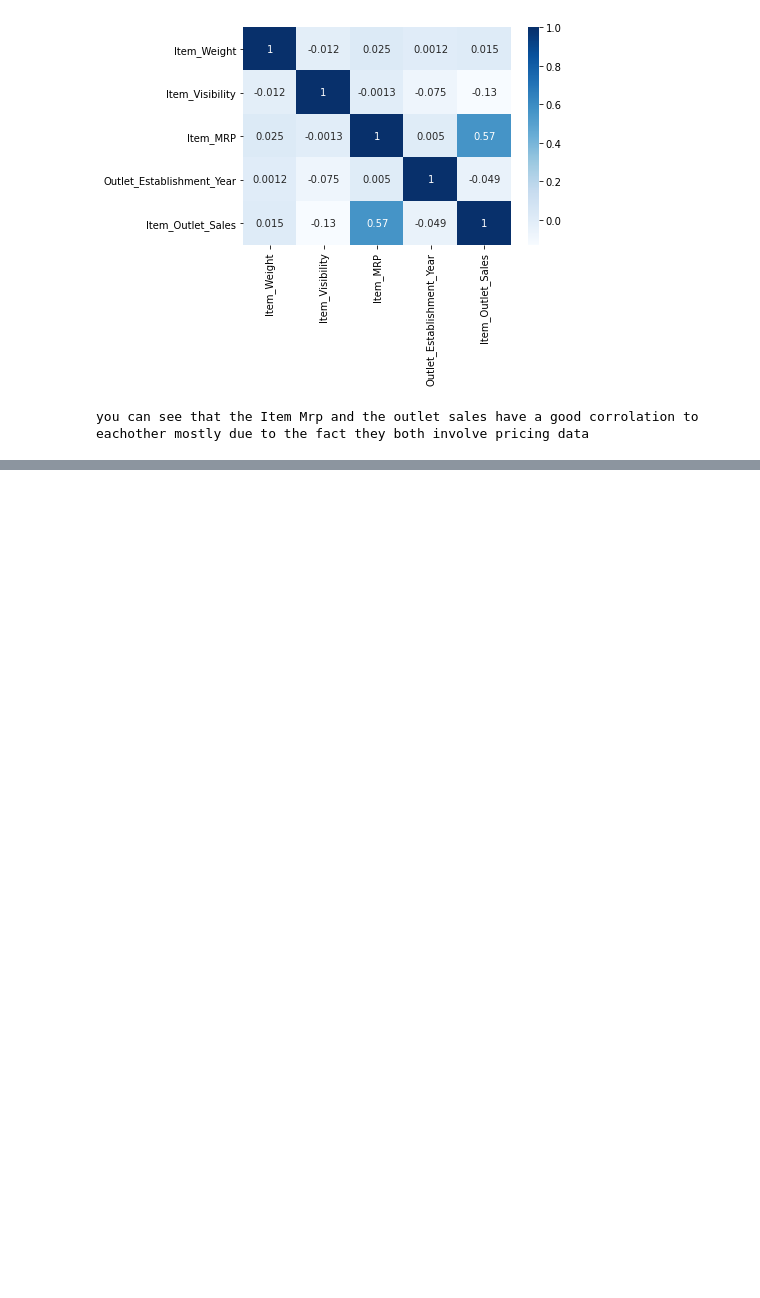
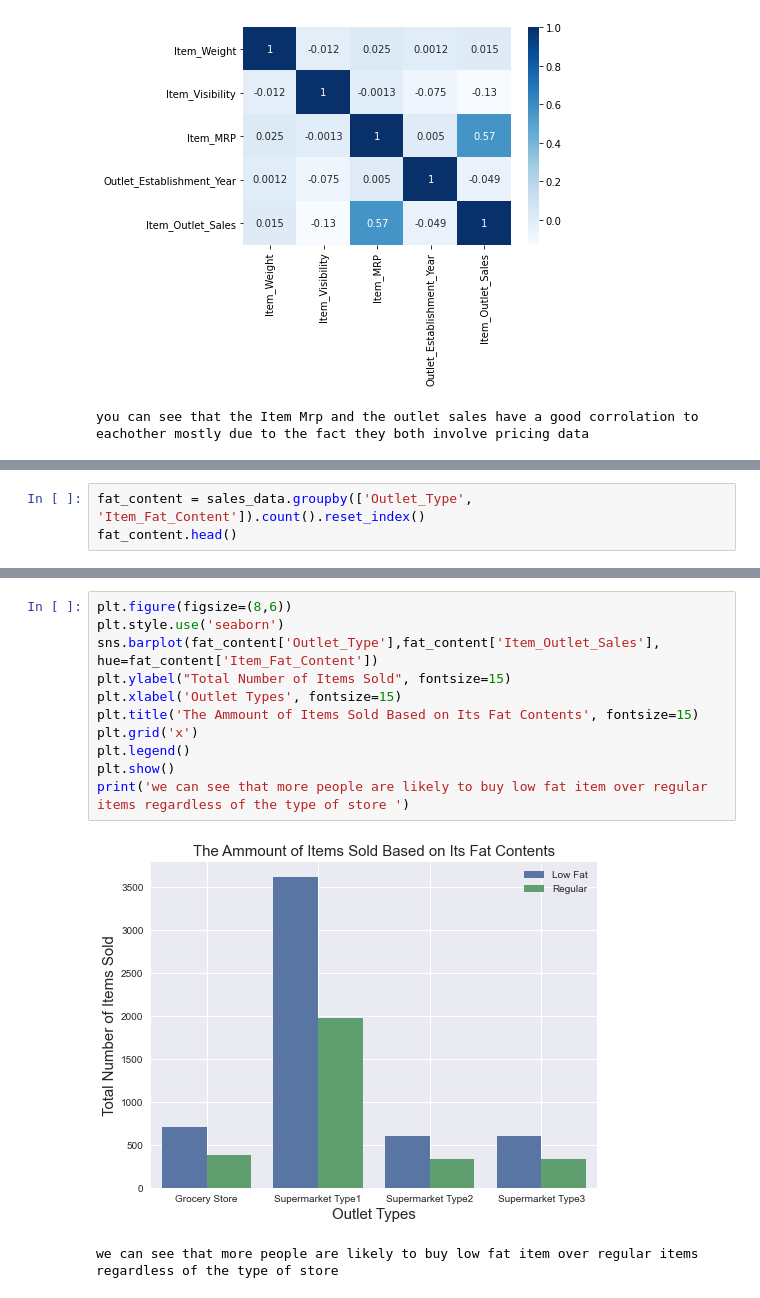
Before and after one commit to SpencerReno/sales-predictions, a Jupyter notebook: Sales_predictions.ipynb, the cells around one changed output, grey strips where cells are left out. Cells and saved outputs as stored; diff of their text form; blank space fills up the shorter version.

```diff
--- a/Sales_predictions.ipynb
+++ b/Sales_predictions.ipynb
@@ -225 +242,4 @@ print('we can see from this graph that the supermarket Type 3 does the best in s
 we can see from this graph that the supermarket Type 3 does the best in sales
+# %%
+fat_content = sales_data.groupby(['Outlet_Type', 'Item_Fat_Content']).count().reset_index()
+fat_content.head()
@@ -225,0 +253,14 @@ we can see from this graph that the supermarket Type 3 does the best in sales
+# %%
+plt.figure(figsize=(8,6))
+plt.style.use('seaborn')
+sns.barplot(fat_content['Outlet_Type'],fat_content['Item_Outlet_Sales'], hue=fat_content['Item_Fat_Content'])
+plt.ylabel("Total Number of Items Sold", fontsize=15)
+plt.xlabel('Outlet Types', fontsize=15)
+plt.title('The Ammount of Items Sold Based on Its Fat Contents', fontsize=15)
+plt.grid('x')
+plt.legend()
+plt.show()
+print('we can see that more people are likely to buy low fat item over regular items regardless of the type of store ')
+# %% [output]
+[figure, added]
+we can see that more people are likely to buy low fat item over regular items regardless of the type of store
```
Also changed, not shown: parts of 7 cells of this notebook.
